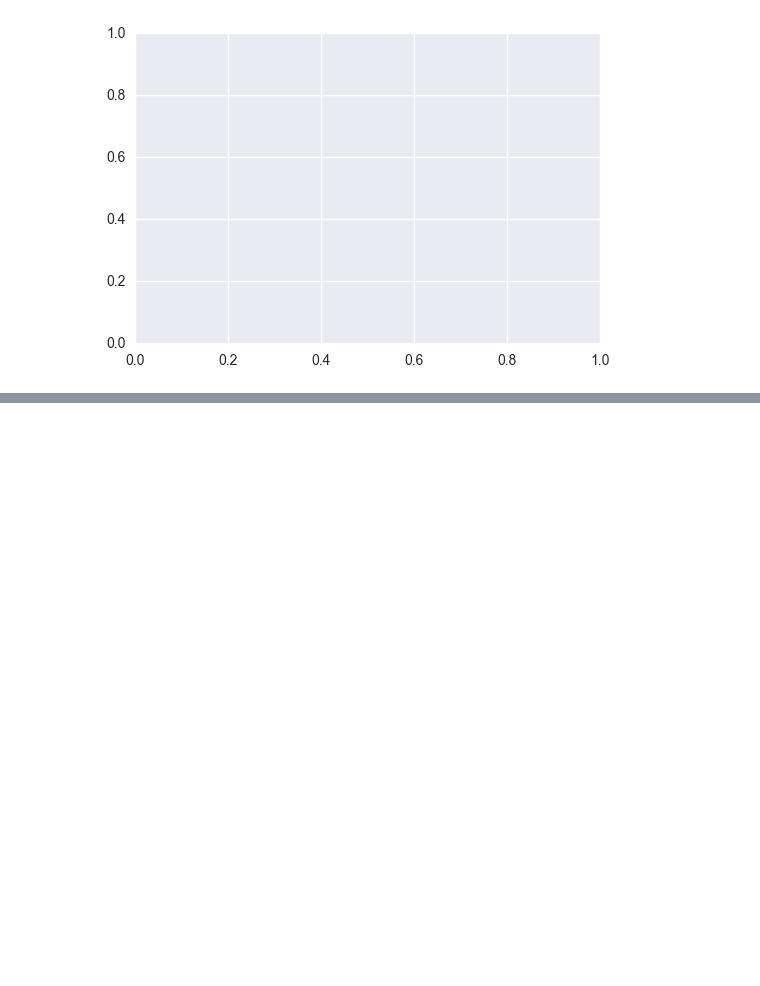
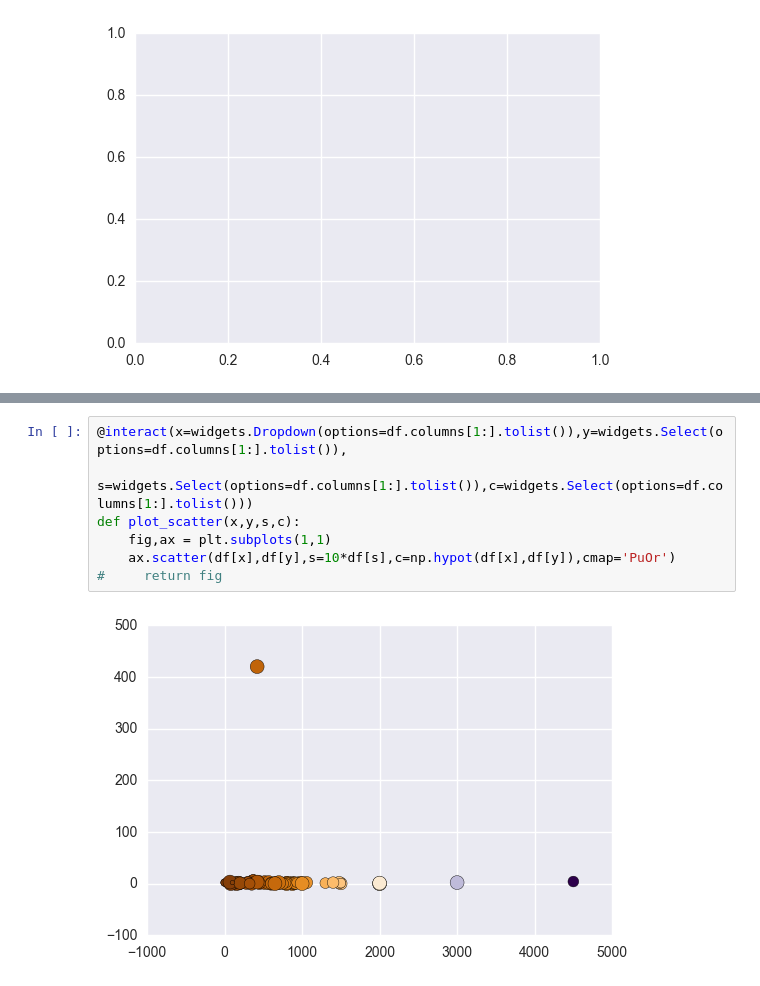
Before and after one commit to drewyoungren/JMM17, a Jupyter notebook: Gadgets/Presentation.ipynb, the cells around one changed output, grey strips where cells are left out. Saved outputs shown, nothing was run; the diff lists cells and outputs as text; blank space fills up the shorter version.

Commit message:
Interact added.

```diff
--- a/Gadgets/Presentation.ipynb
+++ b/Gadgets/Presentation.ipynb
@@ -266,0 +298,9 @@ NameError: name 'ax' is not defined
+# %%
+@interact(x=widgets.Dropdown(options=df.columns[1:].tolist()),y=widgets.Select(options=df.columns[1:].tolist()),
+          s=widgets.Select(options=df.columns[1:].tolist()),c=widgets.Select(options=df.columns[1:].tolist()))
+def plot_scatter(x,y,s,c):
+    fig,ax = plt.subplots(1,1)
+    ax.scatter(df[x],df[y],s=10*df[s],c=np.hypot(df[x],df[y]),cmap='PuOr')
+#     return fig
+# %% [output]
+[figure, added]
```
Also changed, not shown: parts of 60 cells of this notebook, 10 other files.
